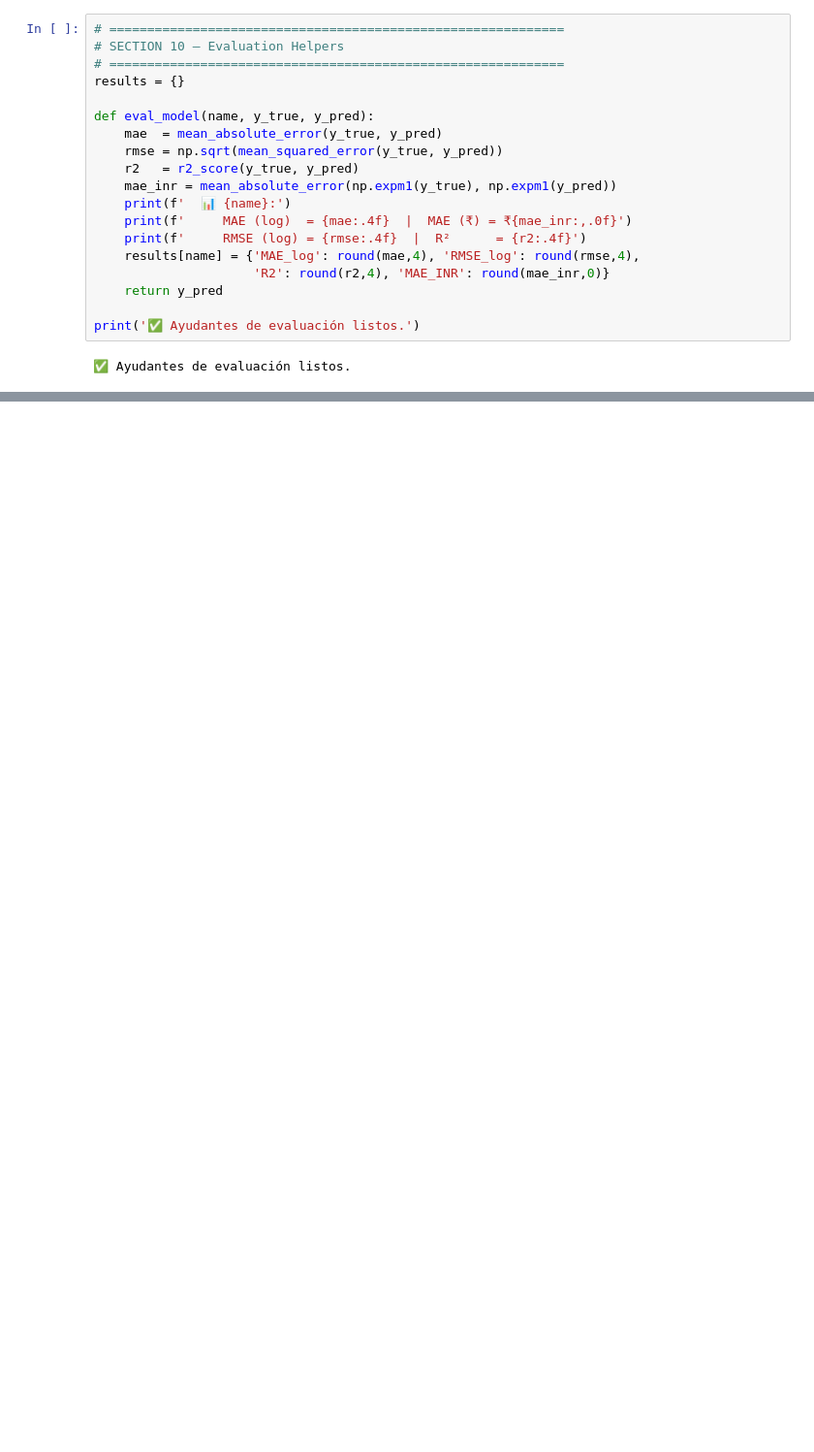
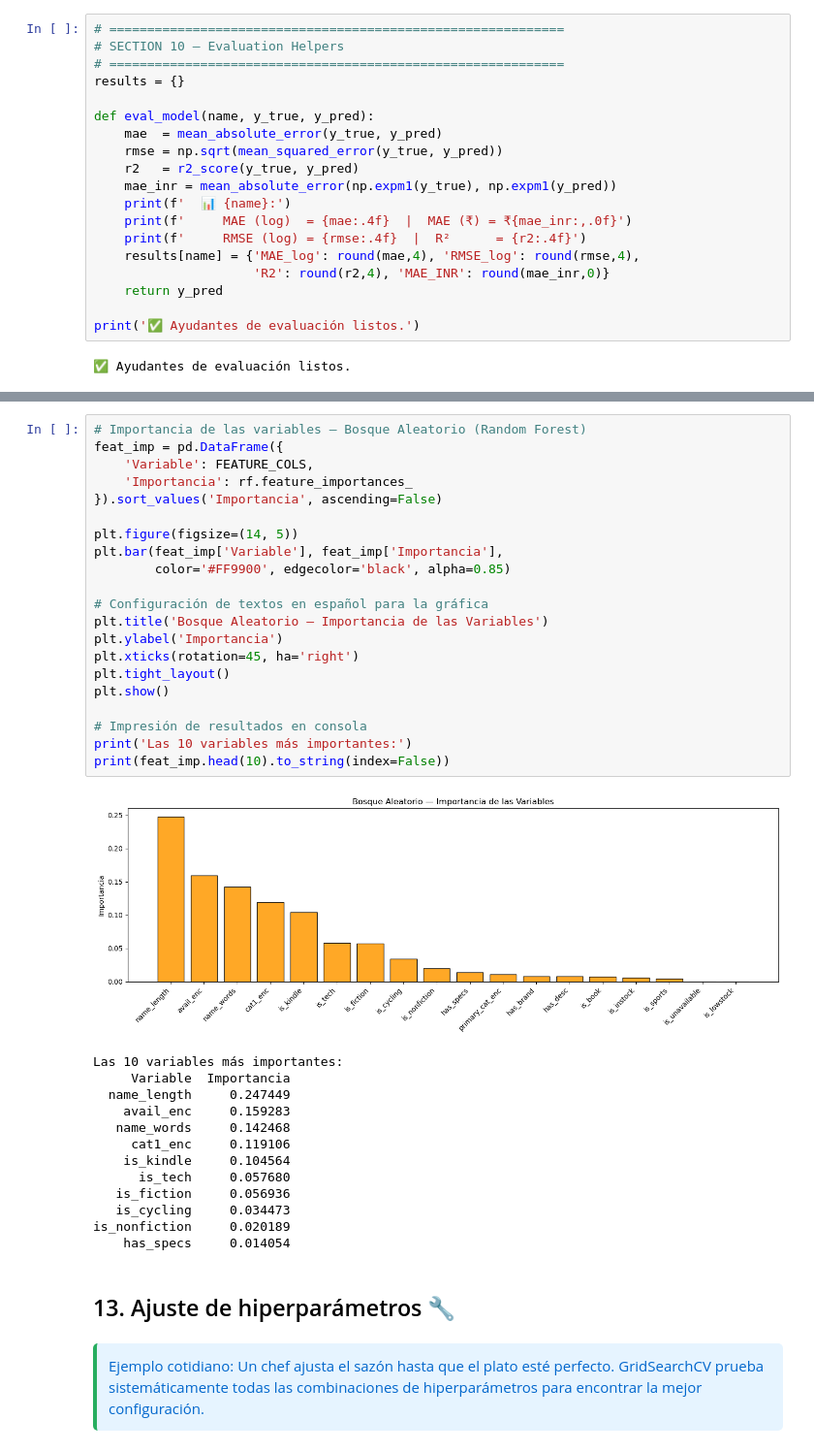
Before and after one commit to Karla-Yulenni/9AIEVND-ADND-Practicas-230284, a Jupyter notebook: Practica04/Practica04_230284.ipynb, the cells around one changed output, grey strips where cells are left out. Shown at 97% size. Drawn from its saved outputs; the diff is of its cells as text; blank space fills up the shorter version.

```diff
--- a/Practica04/Practica04_230284.ipynb
+++ b/Practica04/Practica04_230284.ipynb
@@ -972,0 +1131,42 @@ print('✅ Ayudantes de evaluación listos.')
+# %%
+# Importancia de las variables — Bosque Aleatorio (Random Forest)
+feat_imp = pd.DataFrame({
+    'Variable': FEATURE_COLS,
+    'Importancia': rf.feature_importances_
+}).sort_values('Importancia', ascending=False)
+
+plt.figure(figsize=(14, 5))
+plt.bar(feat_imp['Variable'], feat_imp['Importancia'],
+        color='#FF9900', edgecolor='black', alpha=0.85)
+
+# Configuración de textos en español para la gráfica
+plt.title('Bosque Aleatorio — Importancia de las Variables')
+plt.ylabel('Importancia')
+plt.xticks(rotation=45, ha='right')
+plt.tight_layout()
+plt.show()
+
+# Impresión de resultados en consola
+print('Las 10 variables más importantes:')
+print(feat_imp.head(10).to_string(index=False))
+# %% [output]
+[figure, added]
+Las 10 variables más importantes:
+     Variable  Importancia
+  name_length     0.247449
+    avail_enc     0.159283
+   name_words     0.142468
+     cat1_enc     0.119106
+    is_kindle     0.104564
+      is_tech     0.057680
+   is_fiction     0.056936
+   is_cycling     0.034473
+is_nonfiction     0.020189
+    has_specs     0.014054
+# %% [markdown]
+## 13. Ajuste de hiperparámetros 🔧 <a id='s13'></a>
+# %% [markdown]
+<div style="background: #e6f4ff;  padding:12px; border-left:4px solid #27ae60; border-radius:5px; color: #0066cc;">
+Ejemplo cotidiano: Un chef ajusta el sazón hasta que el plato esté perfecto. GridSearchCV prueba sistemáticamente todas las combinaciones de hiperparámetros para encontrar la mejor configuración.
+
+</div>
```
Also changed, not shown: parts of 28 cells of this notebook, 1 other file.
